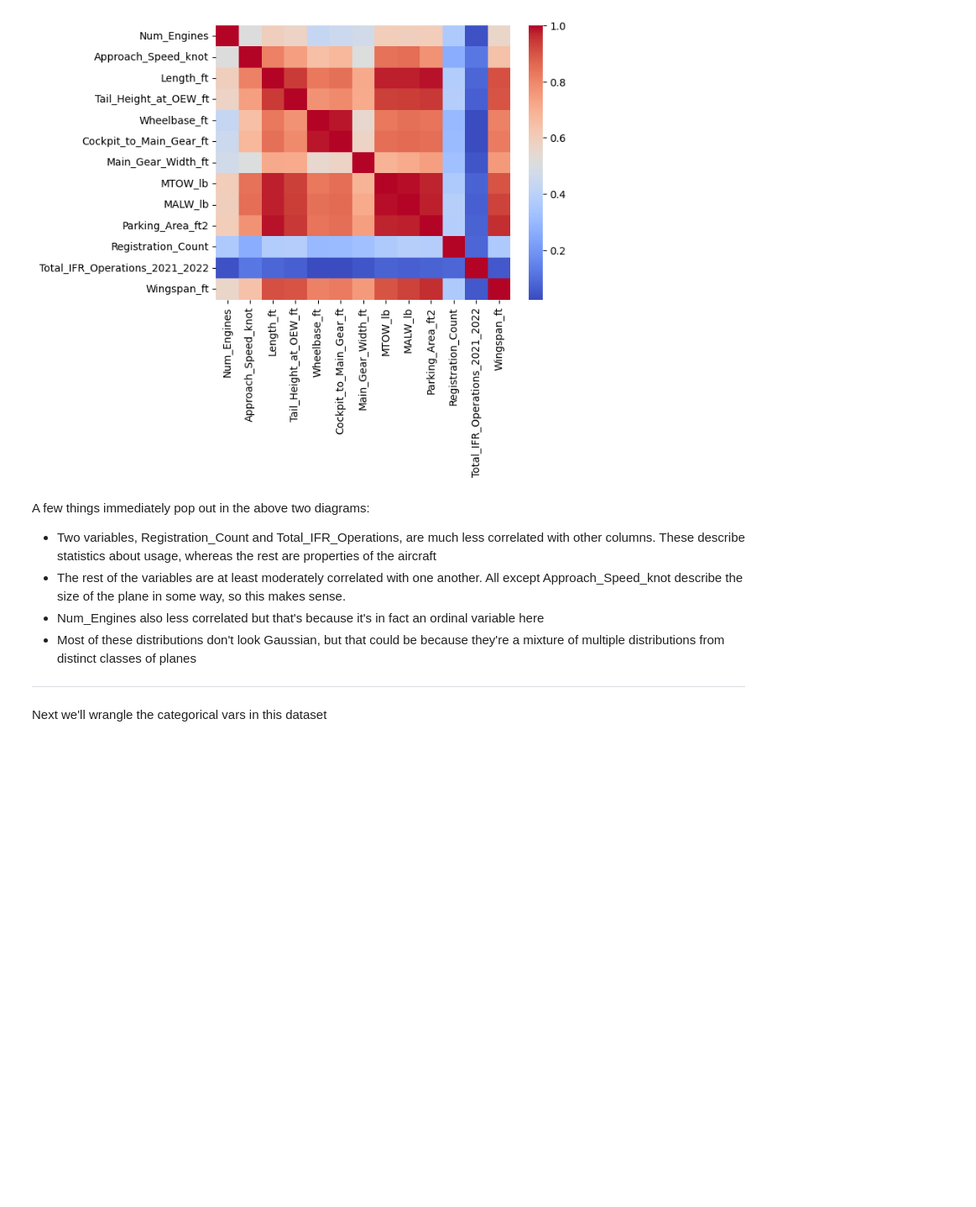
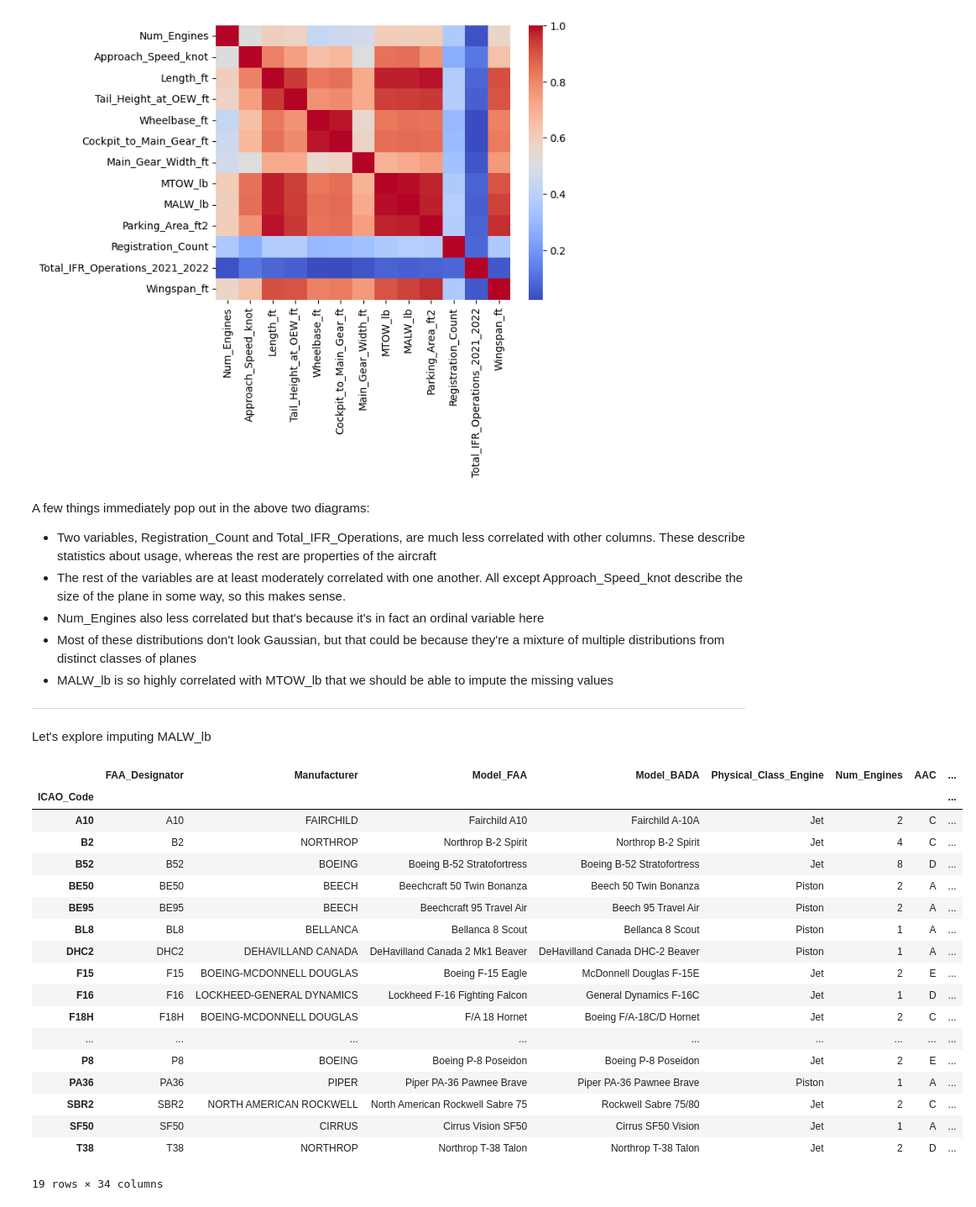
Before and after one commit to SharpWave/Dave_ML, a Jupyter notebook: FAA.ipynb, the cells around one changed output. Shown at 84% size. Drawn from its saved outputs; the diff is of its cells as text; code cells hidden in the pictures; blank space fills up the shorter version.

```diff
--- a/FAA.ipynb
+++ b/FAA.ipynb
@@ -274,5 +274,29 @@ A few things immediately pop out in the above two diagrams:
 * The rest of the variables are at least moderately correlated with one another. All except Approach_Speed_knot describe the size of the plane in some way, so this makes sense.
 * Num_Engines also less correlated but that's because it's in fact an ordinal variable here
 * Most of these distributions don't look Gaussian, but that could be because they're a mixture of multiple distributions from distinct classes of planes
+* MALW_lb is so highly correlated with MTOW_lb that we should be able to impute the missing values
 ---
-Next we'll wrangle the categorical vars in this dataset
+Let's explore imputing MALW_lb
+# %%
+# List rows where MALW_lb is missing
+df[df['MALW_lb'].isnull()].head(19)
+# %% [output]
+|  | FAA_Designator | Manufacturer | Model_FAA | Model_BADA | Physical_Class_Engine | Num_Engines | AAC | ... |
+| ICAO_Code |  |  |  |  |  |  |  | ... |
+| A10 | A10 | FAIRCHILD | Fairchild A10 | Fairchild A-10A | Jet | 2 | C | ... |
+| B2 | B2 | NORTHROP | Northrop B-2 Spirit | Northrop B-2 Spirit | Jet | 4 | C | ... |
+| B52 | B52 | BOEING | Boeing B-52 Stratofortress | Boeing B-52 Stratofortress | Jet | 8 | D | ... |
+| BE50 | BE50 | BEECH | Beechcraft 50 Twin Bonanza | Beech 50 Twin Bonanza | Piston | 2 | A | ... |
+| BE95 | BE95 | BEECH | Beechcraft 95 Travel Air | Beech 95 Travel Air | Piston | 2 | A | ... |
+| BL8 | BL8 | BELLANCA | Bellanca 8 Scout | Bellanca 8 Scout | Piston | 1 | A | ... |
+| DHC2 | DHC2 | DEHAVILLAND CANADA | DeHavilland Canada 2 Mk1 Beaver | DeHavilland Canada DHC-2 Beaver | Piston | 1 | A | ... |
+| F15 | F15 | BOEING-MCDONNELL DOUGLAS | Boeing F-15 Eagle | McDonnell Douglas F-15E | Jet | 2 | E | ... |
+| F16 | F16 | LOCKHEED-GENERAL DYNAMICS | Lockheed F-16 Fighting Falcon | General Dynamics F-16C | Jet | 1 | D | ... |
+| F18H | F18H | BOEING-MCDONNELL DOUGLAS | F/A 18 Hornet | Boeing F/A-18C/D Hornet | Jet | 2 | C | ... |
+| ... | ... | ... | ... | ... | ... | ... | ... | ... |
+| P8 | P8 | BOEING | Boeing P-8 Poseidon | Boeing P-8 Poseidon | Jet | 2 | E | ... |
+| PA36 | PA36 | PIPER | Piper PA-36 Pawnee Brave | Piper PA-36 Pawnee Brave | Piston | 1 | A | ... |
+| SBR2 | SBR2 | NORTH AMERICAN ROCKWELL | North American Rockwell Sabre 75 | Rockwell Sabre 75/80 | Jet | 2 | C | ... |
+| SF50 | SF50 | CIRRUS | Cirrus Vision SF50 | Cirrus SF50 Vision | Jet | 1 | A | ... |
+| T38 | T38 | NORTHROP | Northrop T-38 Talon | Northrop T-38 Talon | Jet | 2 | D | ... |
+19 rows × 34 columns
```
Also changed, not shown: parts of 2 cells of this notebook.
